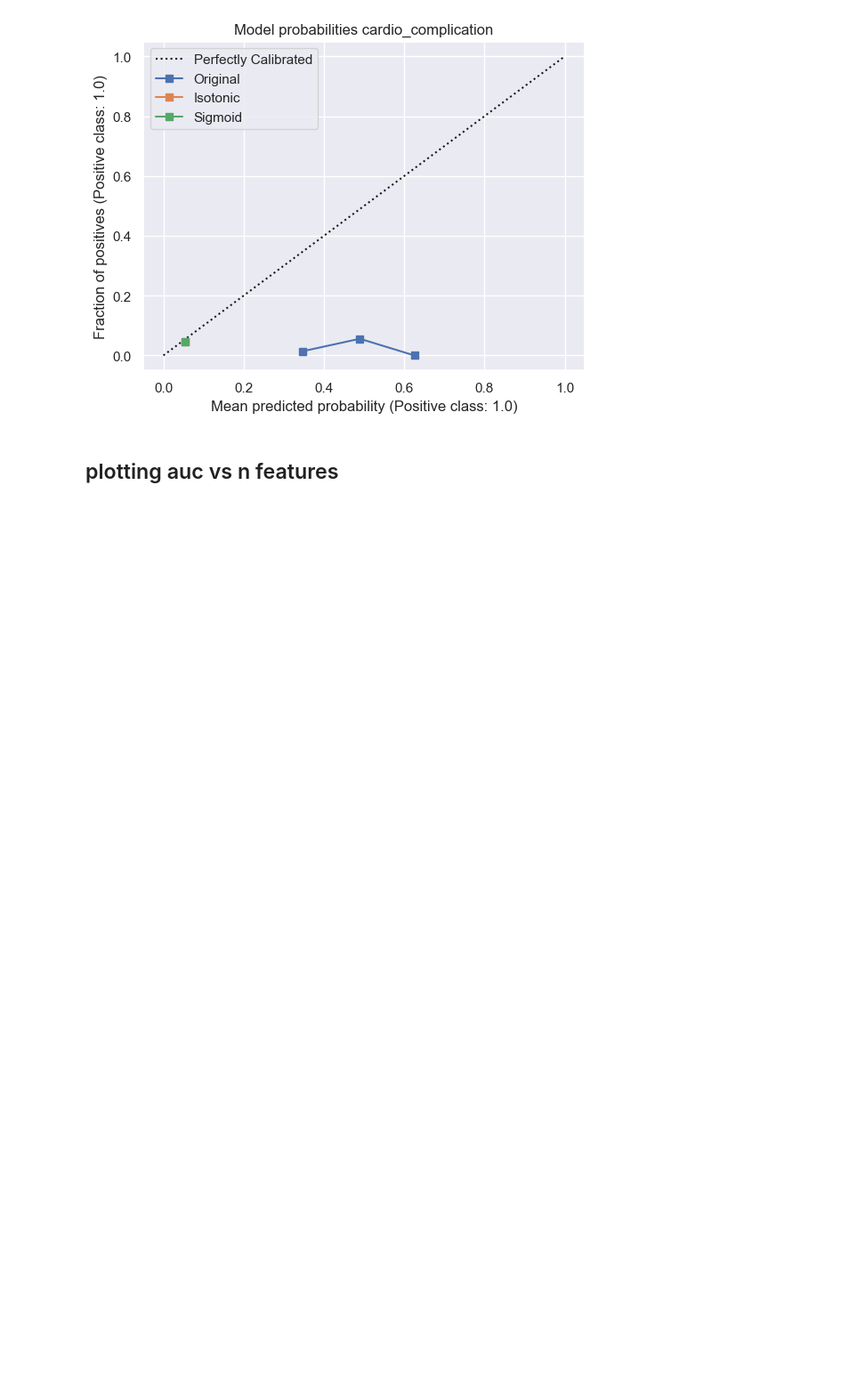
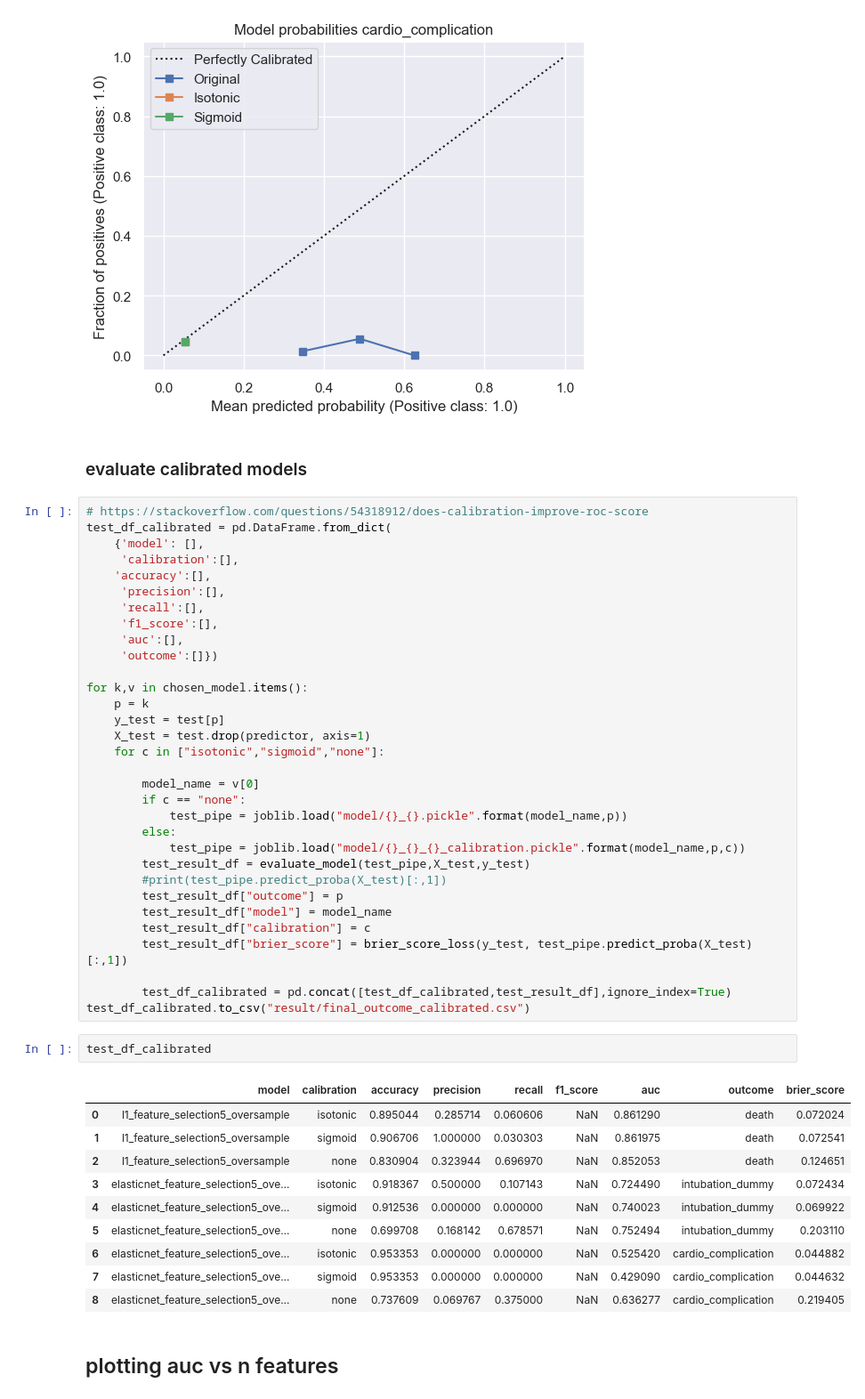
Before and after one commit to harrisonnguyen/cardiac_covid_model, a Jupyter notebook: paper figures.ipynb, the cells around one changed output. Shown at 89% size. Saved outputs shown, nothing was run; the diff lists cells and outputs as text; blank space fills up the shorter version.

Commit message:
added resuls of calibrated models, updated variable names

```diff
--- a/paper figures.ipynb
+++ b/paper figures.ipynb
@@ -399,6 +399,53 @@ With sigmoid calibration: 0.045
 [figure]
 [figure]
 [figure]
+# %% [markdown]
+### evaluate calibrated models
+# %%
+# https://stackoverflow.com/questions/54318912/does-calibration-improve-roc-score
+test_df_calibrated = pd.DataFrame.from_dict(
+    {'model': [],
+     'calibration':[],
+    'accuracy':[],
+     'precision':[],
+     'recall':[],
+     'f1_score':[],
+     'auc':[],
+     'outcome':[]})
+
+for k,v in chosen_model.items():
+    p = k
+    y_test = test[p]
+    X_test = test.drop(predictor, axis=1)
+    for c in ["isotonic","sigmoid","none"]:
+
+        model_name = v[0]
+        if c == "none":
+            test_pipe = joblib.load("model/{}_{}.pickle".format(model_name,p))
+        else:
+            test_pipe = joblib.load("model/{}_{}_{}_calibration.pickle".format(model_name,p,c))
+        test_result_df = evaluate_model(test_pipe,X_test,y_test)
+        #print(test_pipe.predict_proba(X_test)[:,1])
+        test_result_df["outcome"] = p
+        test_result_df["model"] = model_name
+        test_result_df["calibration"] = c
+        test_result_df["brier_score"] = brier_score_loss(y_test, test_pipe.predict_proba(X_test)[:,1])
+
+        test_df_calibrated = pd.concat([test_df_calibrated,test_result_df],ignore_index=True)
+test_df_calibrated.to_csv("result/final_outcome_calibrated.csv")
+# %%
+test_df_calibrated
+# %% [output]
+|  | model | calibration | accuracy | precision | recall | f1_score | auc | outcome | brier_score |
+| 0 | l1_feature_selection5_oversample | isotonic | 0.895044 | 0.285714 | 0.060606 | NaN | 0.861290 | death | 0.072024 |
+| 1 | l1_feature_selection5_oversample | sigmoid | 0.906706 | 1.000000 | 0.030303 | NaN | 0.861975 | death | 0.072541 |
+| 2 | l1_feature_selection5_oversample | none | 0.830904 | 0.323944 | 0.696970 | NaN | 0.852053 | death | 0.124651 |
+| 3 | elasticnet_feature_selection5_ove... | isotonic | 0.918367 | 0.500000 | 0.107143 | NaN | 0.724490 | intubation_dummy | 0.072434 |
+| 4 | elasticnet_feature_selection5_ove... | sigmoid | 0.912536 | 0.000000 | 0.000000 | NaN | 0.740023 | intubation_dummy | 0.069922 |
+| 5 | elasticnet_feature_selection5_ove... | none | 0.699708 | 0.168142 | 0.678571 | NaN | 0.752494 | intubation_dummy | 0.203110 |
+| 6 | elasticnet_feature_selection5_ove... | isotonic | 0.953353 | 0.000000 | 0.000000 | NaN | 0.525420 | cardio_complication | 0.044882 |
+| 7 | elasticnet_feature_selection5_ove... | sigmoid | 0.953353 | 0.000000 | 0.000000 | NaN | 0.429090 | cardio_complication | 0.044632 |
+| 8 | elasticnet_feature_selection5_ove... | none | 0.737609 | 0.069767 | 0.375000 | NaN | 0.636277 | cardio_complication | 0.219405 |
 # %% [markdown]
 ## plotting auc vs n features
 # %%
```
Also changed, not shown: parts of 2 cells of this notebook, 6 other files.
